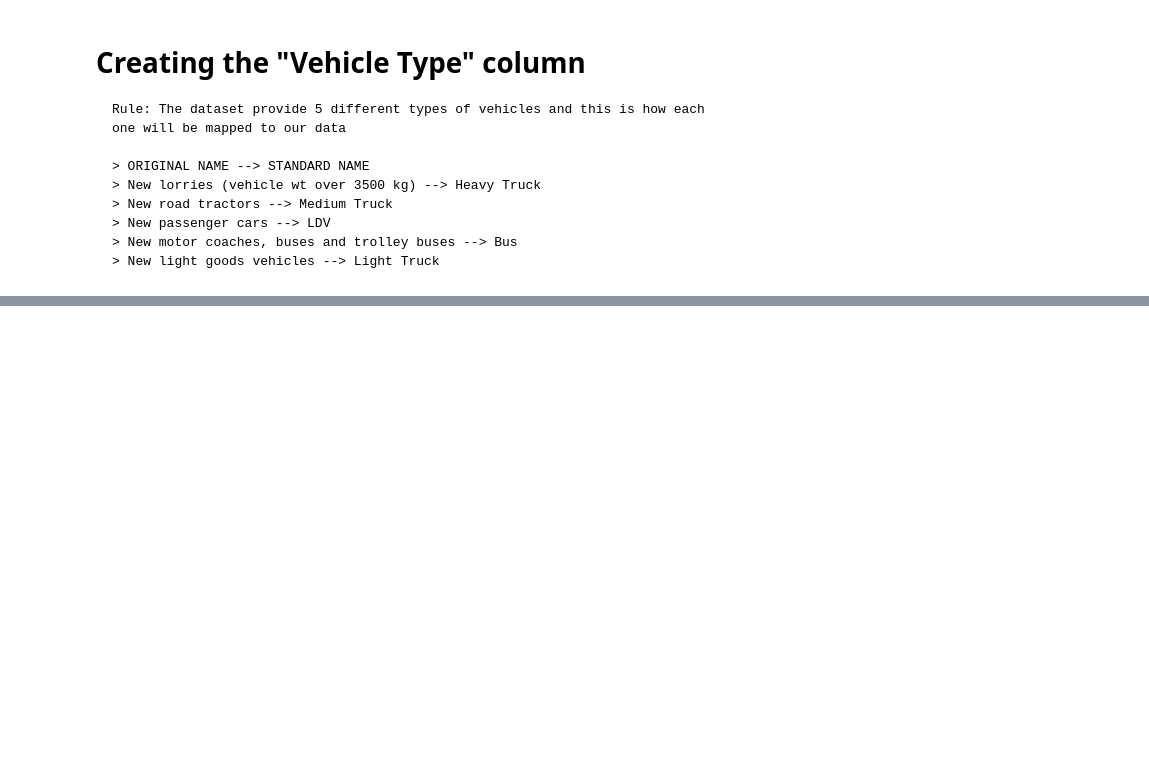
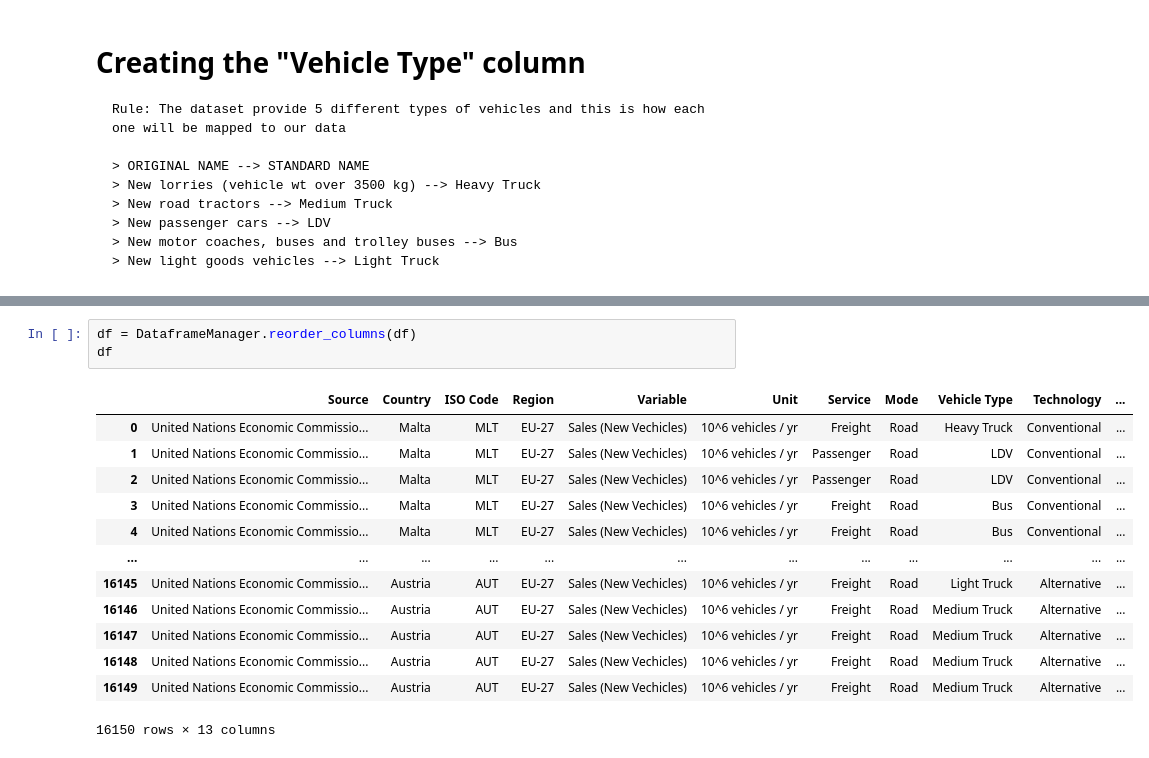
Before and after one commit to transportenergy/database, a Jupyter notebook: item/historical/scripts/T004.ipynb, the cells around one changed output, grey strips where cells are left out. Saved outputs shown, nothing was run; the diff lists cells and outputs as text; blank space fills up the shorter version.

```diff
--- a/item/historical/scripts/T004.ipynb
+++ b/item/historical/scripts/T004.ipynb
@@ -363,0 +494,17 @@ list(set(df["Fuel type"]))
+# %%
+df = DataframeManager.reorder_columns(df)
+df
+# %% [output]
+|  | Source | Country | ISO Code | Region | Variable | Unit | Service | Mode | Vehicle Type | Technology | ... |
+| 0 | United Nations Economic Commissio... | Malta | MLT | EU-27 | Sales (New Vechicles) | 10^6 vehicles / yr | Freight | Road | Heavy Truck | Conventional | ... |
+| 1 | United Nations Economic Commissio... | Malta | MLT | EU-27 | Sales (New Vechicles) | 10^6 vehicles / yr | Passenger | Road | LDV | Conventional | ... |
+| 2 | United Nations Economic Commissio... | Malta | MLT | EU-27 | Sales (New Vechicles) | 10^6 vehicles / yr | Passenger | Road | LDV | Conventional | ... |
+| 3 | United Nations Economic Commissio... | Malta | MLT | EU-27 | Sales (New Vechicles) | 10^6 vehicles / yr | Freight | Road | Bus | Conventional | ... |
+| 4 | United Nations Economic Commissio... | Malta | MLT | EU-27 | Sales (New Vechicles) | 10^6 vehicles / yr | Freight | Road | Bus | Conventional | ... |
+| ... | ... | ... | ... | ... | ... | ... | ... | ... | ... | ... | ... |
+| 16145 | United Nations Economic Commissio... | Austria | AUT | EU-27 | Sales (New Vechicles) | 10^6 vehicles / yr | Freight | Road | Light Truck | Alternative | ... |
+| 16146 | United Nations Economic Commissio... | Austria | AUT | EU-27 | Sales (New Vechicles) | 10^6 vehicles / yr | Freight | Road | Medium Truck | Alternative | ... |
+| 16147 | United Nations Economic Commissio... | Austria | AUT | EU-27 | Sales (New Vechicles) | 10^6 vehicles / yr | Freight | Road | Medium Truck | Alternative | ... |
+| 16148 | United Nations Economic Commissio... | Austria | AUT | EU-27 | Sales (New Vechicles) | 10^6 vehicles / yr | Freight | Road | Medium Truck | Alternative | ... |
+| 16149 | United Nations Economic Commissio... | Austria | AUT | EU-27 | Sales (New Vechicles) | 10^6 vehicles / yr | Freight | Road | Medium Truck | Alternative | ... |
+16150 rows × 13 columns
```
Also changed, not shown: parts of 10 cells of this notebook, 2 other files.
